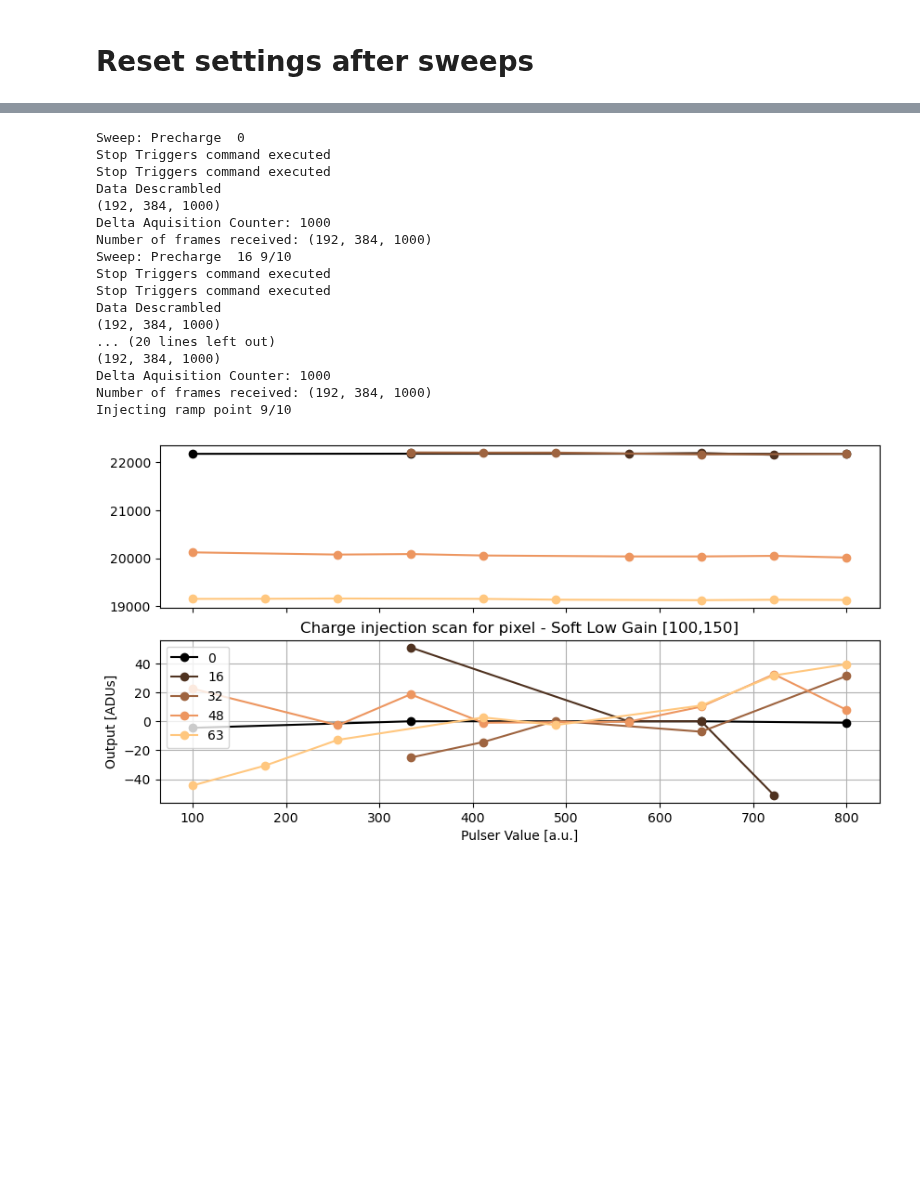
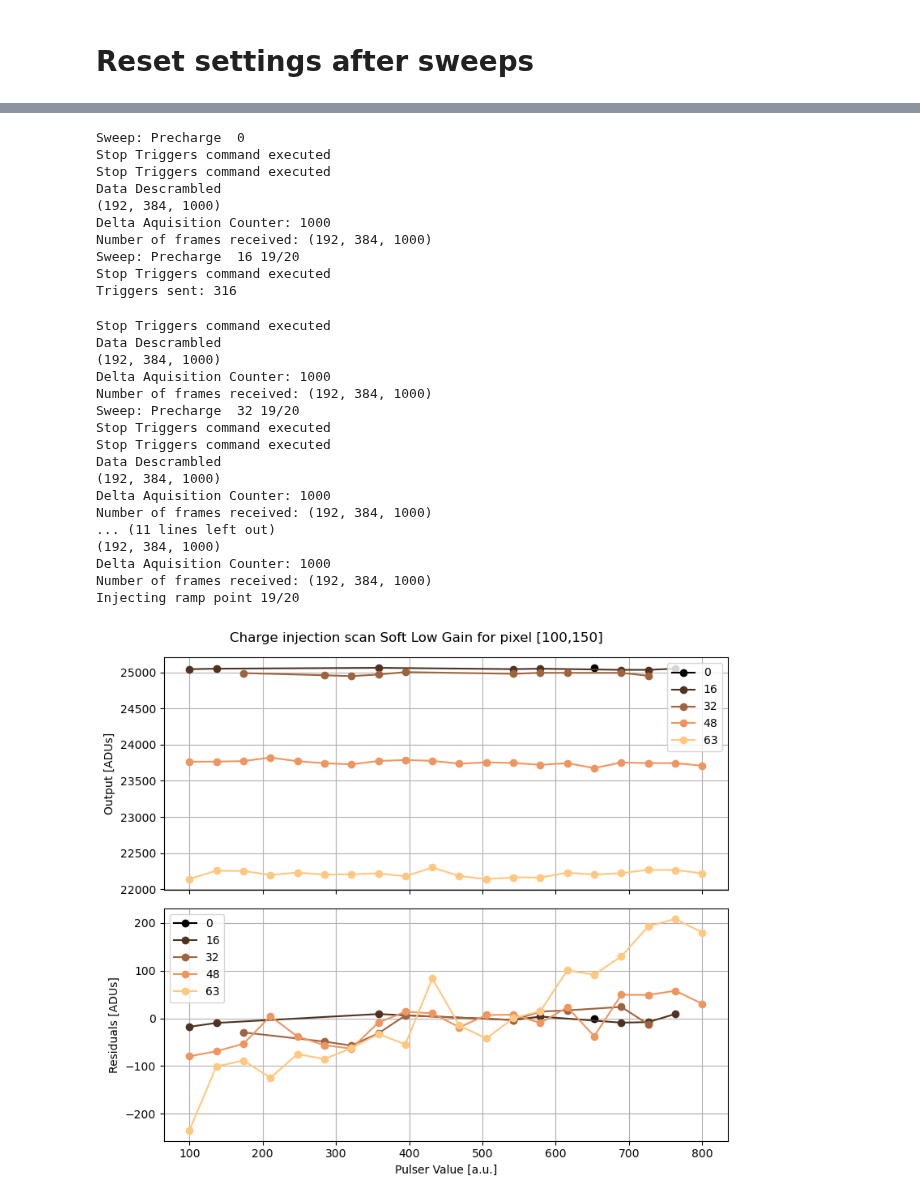
Before and after one commit to slaclab/epix-hr-m-320k, a Jupyter notebook: software/notebook/Pixel_SNR_sweep.ipynb, the cells around one changed output, grey strips where cells are left out. Saved outputs shown, nothing was run; the diff lists cells and outputs as text; code cells hidden in the pictures; blank space fills up the shorter version.

Commit message:
Fixed sweep script

```diff
--- a/software/notebook/Pixel_SNR_sweep.ipynb
+++ b/software/notebook/Pixel_SNR_sweep.ipynb
@@ -561,6 +823,6 @@ Injecting ramp point 9/10
 # %%
 # Set threshold to the minimum voltage (maximum energy, should not switch)
-ASIC.CompTH_ePixM.set(63)
+ASIC.CompTH_ePixM.set(56)
 
 # Scan the values of Precharge_DAC
 scanValues = [0,16,32,48,63]
@@ -569,7 +831,7 @@ scanValues = [0,16,32,48,63]
 colors = genColors(len(scanValues))
 
 # Plot and fit
-fig, (ax1, ax2) = plt.subplots(2, 1, figsize=(10, 12), sharex=True)
+fig, (ax1, ax2) = plt.subplots(2, 1, figsize=(8, 7), sharex=True)
 
 # ----------------------------
 # Scan starts here
@@ -580,51 +842,61 @@ for i, value in enumerate(scanValues):
     dark = np.mean(clearB16(getFrames(DATADEBUG, 1000)), axis=2)[ref_row,ref_col]
 
     # Get ramps
-    ChInjValues, PixOutValues = chargeInjRamp(DATADEBUG, AsicNum=ASICNUM, Min=100, Max=800, numSteps=10)
+    ChInjValues, PixOutValues = chargeInjRamp(DATADEBUG, AsicNum=ASICNUM, Min=100, Max=800, numSteps=20)
     PixOutValues = PixOutValues[ref_row,ref_col,:]
 
 
     # Crop to values above dark (note! signal is negative)
     PixOutValues = clearB16(PixOutValues.astype(int))
     aboveDark    = (PixOutValues < dark)
     ChInjValues  = ChInjValues[aboveDark]
     PixOutValues = PixOutValues[aboveDark]
 
     residuals, slope, intercept = linearFitLG(ChInjValues,PixOutValues)
 
     # Plot and fit
     ax1.plot(ChInjValues, PixOutValues,'o-', label=value,color=colors[i])
     ax2.plot(ChInjValues, residuals,'o-', label=value,color=colors[i])
 
-ax2.xlabel("Pulser Value [a.u.]")
-ax1.ylabel("Output [ADUs]")
-ax2.ylabel("Residuals [ADUs]")
-
-plt.suptitle('Charge injection scan for pixel - Soft Low Gain [{},{}]'.format(ref_row,ref_col))
+plt.suptitle('Charge injection scan Soft Low Gain for pixel [{},{}]'.format(ref_row,ref_col))
+ax1.set_ylabel("Output [ADUs]")
+ax2.set_ylabel("Residuals [ADUs]")
+ax2.set_xlabel("Pulser Value [a.u.]")
 ax1.legend()
 ax2.legend()
-
 ax1.grid(True)
 ax2.grid(True)
+
+plt.tight_layout()
 # %% [output]
 Sweep: Precharge  0
 Stop Triggers command executed
 Stop Triggers command executed
 Data Descrambled
 (192, 384, 1000)
 Delta Aquisition Counter: 1000
 Number of frames received: (192, 384, 1000)
-Sweep: Precharge  16 9/10
+Sweep: Precharge  16 19/20
 Stop Triggers command executed
-Stop Triggers command executed
-Data Descrambled
-(192, 384, 1000)
-... (20 lines left out)
-(192, 384, 1000)
-Delta Aquisition Counter: 1000
-Number of frames received: (192, 384, 1000)
-Injecting ramp point 9/10
+Triggers sent: 316
+Stop Triggers command executed
+Data Descrambled
+(192, 384, 1000)
+Delta Aquisition Counter: 1000
+Number of frames received: (192, 384, 1000)
+Sweep: Precharge  32 19/20
+Stop Triggers command executed
+Stop Triggers command executed
+Data Descrambled
+(192, 384, 1000)
+Delta Aquisition Counter: 1000
+Number of frames received: (192, 384, 1000)
+... (11 lines left out)
+(192, 384, 1000)
+Delta Aquisition Counter: 1000
+Number of frames received: (192, 384, 1000)
+Injecting ramp point 19/20
-[figure, old version]
+[figure, new version]
 # %%
 # Set threshold to the minimum voltage (maximum energy, should not switch)
 ASIC.CompTH_ePixM.set(63)
```
Also changed, not shown: parts of 18 cells of this notebook, 2 other files.
